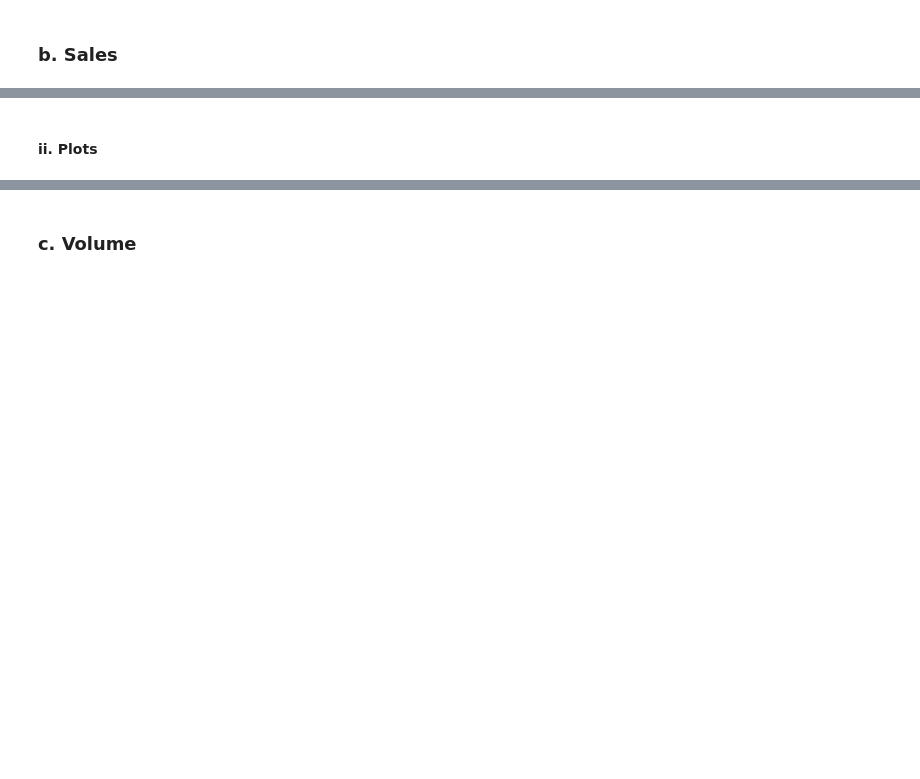
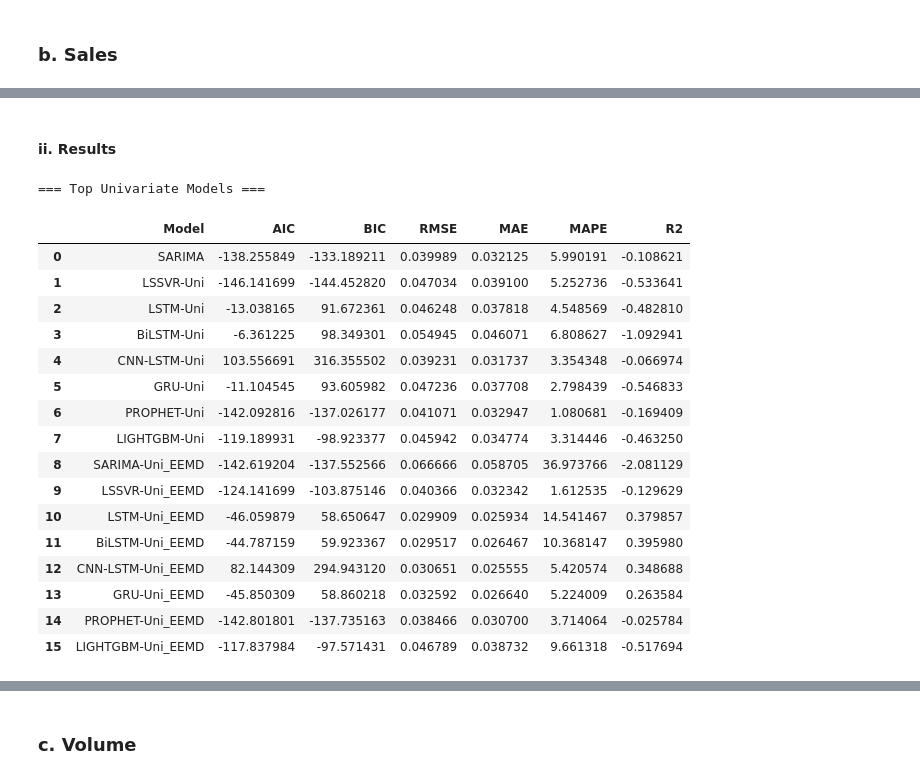
Before and after one commit to MahlatsiM/HonoursResearch, a Jupyter notebook: Cars_Model_Building.ipynb, the cells around one changed output, grey strips where cells are left out. Saved outputs shown, nothing was run; the diff lists cells and outputs as text; code cells hidden in the pictures; blank space fills up the shorter version.

Commit message:
NEW MODELS AND ENHANCED ONES ARE TRAINING, NOW ON TO PLOTTING

```diff
--- a/Cars_Model_Building.ipynb
+++ b/Cars_Model_Building.ipynb
@@ -798,2 +1181,2 @@ results_df
 # %% [markdown]
-#### ii. Plots
+#### ii. Results
@@ -906,0 +1183,37 @@ fig_uni.show()
+# %%
+# ---------------------------
+# ---- RESULTS DATAFRAMES ----
+# ---------------------------
+
+# Univariate results DataFrame
+df_results_uni = pd.DataFrame(results_uni, columns=[
+    "Model", "AIC", "BIC", "RMSE", "MAE", "MAPE", "R2"
+])
+
+# Multivariate results DataFrame
+df_results_multi = pd.DataFrame(results_multi, columns=[
+    "Model", "AIC", "BIC", "RMSE", "MAE", "MAPE", "R2"
+])
+
+# Optional: display top 10 for quick inspection
+print("=== Top Univariate Models ===")
+df_results_uni
+# %% [output]
+=== Top Univariate Models ===
+|  | Model | AIC | BIC | RMSE | MAE | MAPE | R2 |
+| 0 | SARIMA | -138.255849 | -133.189211 | 0.039989 | 0.032125 | 5.990191 | -0.108621 |
+| 1 | LSSVR-Uni | -146.141699 | -144.452820 | 0.047034 | 0.039100 | 5.252736 | -0.533641 |
+| 2 | LSTM-Uni | -13.038165 | 91.672361 | 0.046248 | 0.037818 | 4.548569 | -0.482810 |
+| 3 | BiLSTM-Uni | -6.361225 | 98.349301 | 0.054945 | 0.046071 | 6.808627 | -1.092941 |
+| 4 | CNN-LSTM-Uni | 103.556691 | 316.355502 | 0.039231 | 0.031737 | 3.354348 | -0.066974 |
+| 5 | GRU-Uni | -11.104545 | 93.605982 | 0.047236 | 0.037708 | 2.798439 | -0.546833 |
+| 6 | PROPHET-Uni | -142.092816 | -137.026177 | 0.041071 | 0.032947 | 1.080681 | -0.169409 |
+| 7 | LIGHTGBM-Uni | -119.189931 | -98.923377 | 0.045942 | 0.034774 | 3.314446 | -0.463250 |
+| 8 | SARIMA-Uni_EEMD | -142.619204 | -137.552566 | 0.066666 | 0.058705 | 36.973766 | -2.081129 |
+| 9 | LSSVR-Uni_EEMD | -124.141699 | -103.875146 | 0.040366 | 0.032342 | 1.612535 | -0.129629 |
+| 10 | LSTM-Uni_EEMD | -46.059879 | 58.650647 | 0.029909 | 0.025934 | 14.541467 | 0.379857 |
+| 11 | BiLSTM-Uni_EEMD | -44.787159 | 59.923367 | 0.029517 | 0.026467 | 10.368147 | 0.395980 |
+| 12 | CNN-LSTM-Uni_EEMD | 82.144309 | 294.943120 | 0.030651 | 0.025555 | 5.420574 | 0.348688 |
+| 13 | GRU-Uni_EEMD | -45.850309 | 58.860218 | 0.032592 | 0.026640 | 5.224009 | 0.263584 |
+| 14 | PROPHET-Uni_EEMD | -142.801801 | -137.735163 | 0.038466 | 0.030700 | 3.714064 | -0.025784 |
+| 15 | LIGHTGBM-Uni_EEMD | -117.837984 | -97.571431 | 0.046789 | 0.038732 | 9.661318 | -0.517694 |
```
Also changed, not shown: parts of 20 cells of this notebook.
